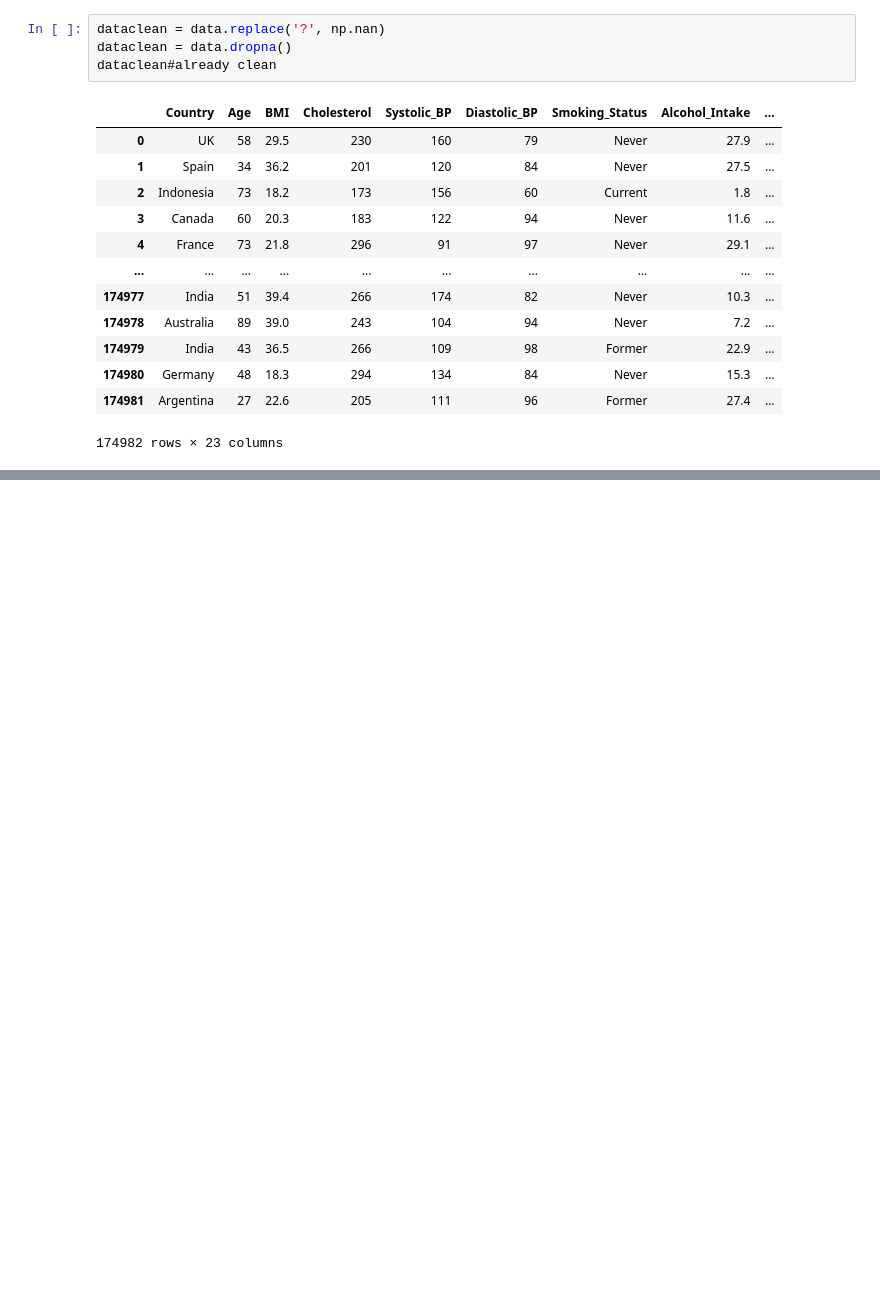
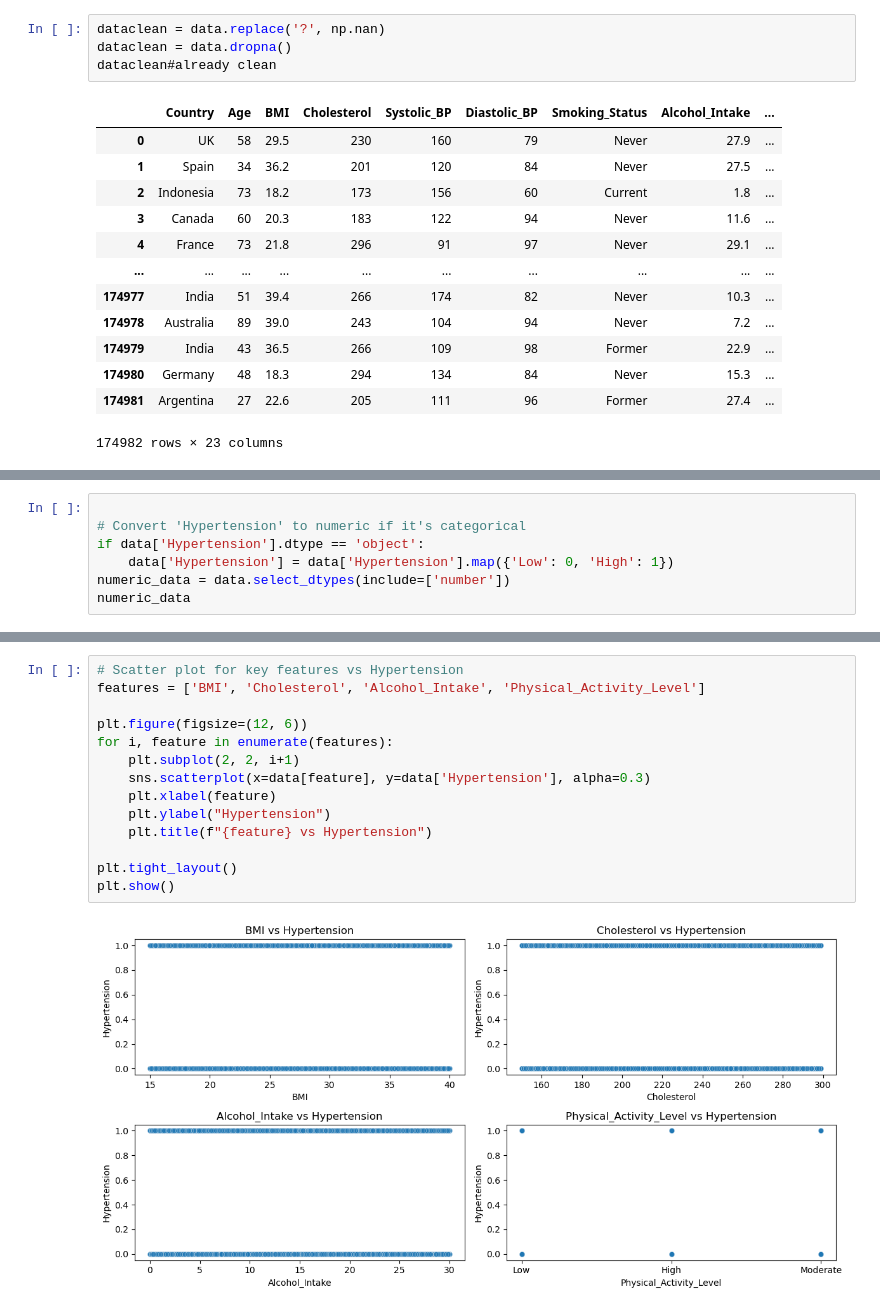
Before and after one commit to LieutLet/SpartaHackX, a Jupyter notebook: spartangroup.ipynb, the cells around one changed output, grey strips where cells are left out. Saved outputs shown, nothing was run; the diff lists cells and outputs as text; blank space fills up the shorter version.

```diff
--- a/spartangroup.ipynb
+++ b/spartangroup.ipynb
@@ -47,0 +91,7 @@ dataclean#already clean
+# %%
+
+# Convert 'Hypertension' to numeric if it's categorical
+if data['Hypertension'].dtype == 'object':
+    data['Hypertension'] = data['Hypertension'].map({'Low': 0, 'High': 1})
+numeric_data = data.select_dtypes(include=['number'])
+numeric_data
@@ -47,0 +112,16 @@ dataclean#already clean
+# %%
+# Scatter plot for key features vs Hypertension
+features = ['BMI', 'Cholesterol', 'Alcohol_Intake', 'Physical_Activity_Level']
+
+plt.figure(figsize=(12, 6))
+for i, feature in enumerate(features):
+    plt.subplot(2, 2, i+1)
+    sns.scatterplot(x=data[feature], y=data['Hypertension'], alpha=0.3)
+    plt.xlabel(feature)
+    plt.ylabel("Hypertension")
+    plt.title(f"{feature} vs Hypertension")
+
+plt.tight_layout()
+plt.show()
+# %% [output]
+[figure, added]
```
Also changed, not shown: parts of 11 cells of this notebook.
